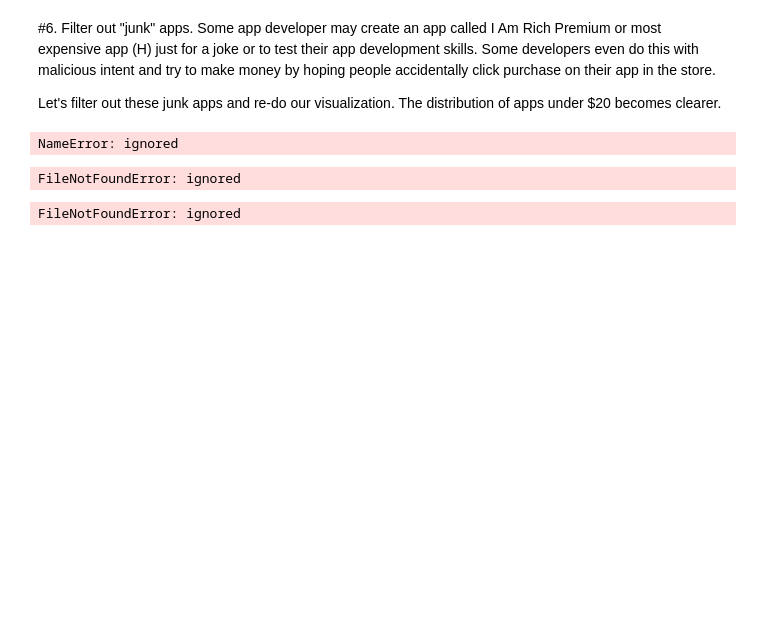
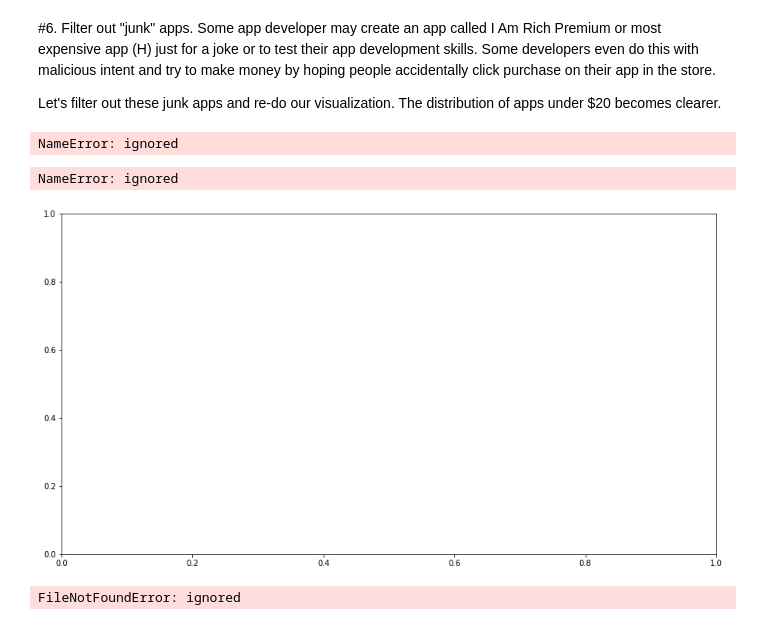
Before and after one commit to kiro357/fantastic-lamp, a Jupyter notebook: Data_cleaning_practice.ipynb, the cells around one changed output. Saved outputs shown, nothing was run; the diff lists cells and outputs as text; code cells hidden in the pictures; blank space fills up the shorter version.

```diff
--- a/Data_cleaning_practice.ipynb
+++ b/Data_cleaning_practice.ipynb
@@ -147,18 +171,24 @@ ax = sns.stripplot(x='Price', y='Category', data=apps_under_100,
 ax.set_title('App pricing trend across categories after filtering for junk apps')
 # %% [output]
 NameError: ignored
-# %%
-import pandas as pd
-import seaborn as sns
-import matplotlib.pyplot as plt
-
-data_before_duplicates = pd.read_csv ('user_reviews.csv')
-data_after_duplicates = data_before_duplicates.drop_duplicates ()
-
-ax1 = sns.stripplot(x=data_after_duplicates['Sentiment'], y=data_after_duplicates['Sentiment_Polarity'])
-ax = sns.stripplot(x=ax1, y=data_after_duplicates['Sentiment_Subjectivity'])
-# %% [output]
-FileNotFoundError: ignored
+# %%
+import matplotlib.pyplot as plt
+fig, ax = plt.subplots()
+fig.set_size_inches(15, 8)
+
+# Select a few popular app categories
+popular_app_cats = apps[apps.Category.isin(['GAME', 'FAMILY', 'PHOTOGRAPHY','MEDICAL', 'TOOLS', 'FINANCE','LIFESTYLE','BUSINESS'])]
+
+# Examine the price trend by plotting Price vs Category
+ax = sns.stripplot(x = popular_app_cats['Price'], y = popular_app_cats['Category'], jitter=True, linewidth=1)
+ax.set_title('App pricing trend across categories')
+
+# Apps whose Price is greer than 200
+apps_above_200 = popular_app_cats[['Category', 'App', 'Price']][popular_app_cats['Price'] > 200]
+apps_above_200
+# %% [output]
+NameError: ignored
+[figure, added]
 # %%
 import pandas as pd
 data=pd.read_csv('apps.,csv')
```
Also changed, not shown: parts of 8 cells of this notebook.
